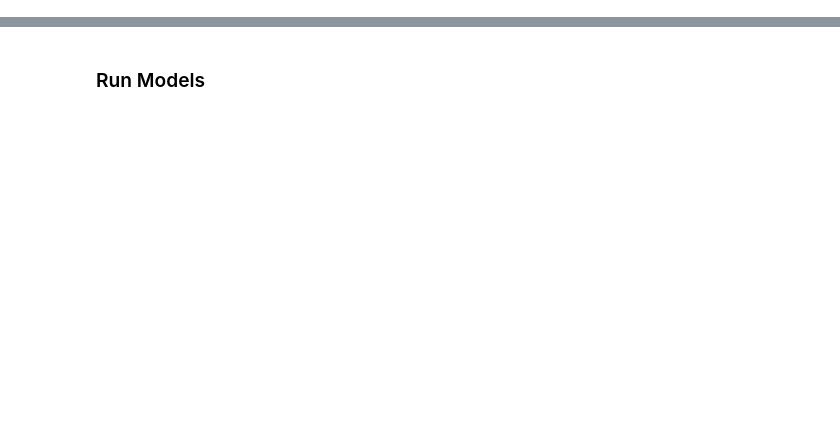
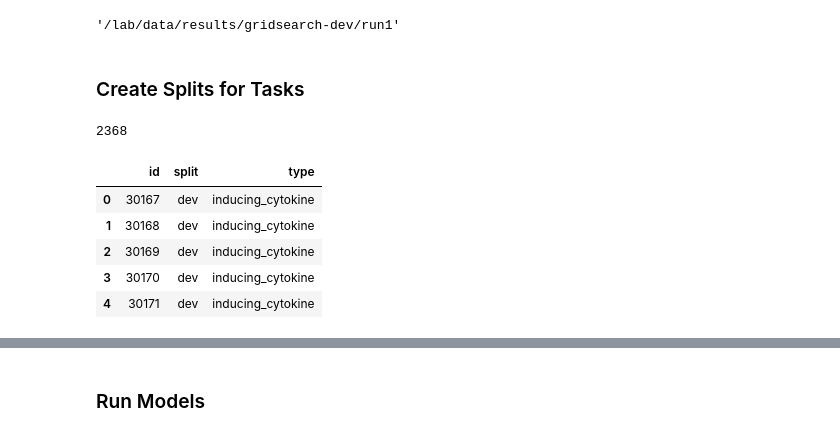
Before and after one commit to hammerlab/t-cell-relation-extraction, a Jupyter notebook: pipeline/08-gridsearch-dev.ipynb, the cells around one changed output, grey strips where cells are left out. Drawn from its saved outputs; the diff is of its cells as text; code cells hidden in the pictures; blank space fills up the shorter version.

```diff
--- a/pipeline/08-gridsearch-dev.ipynb
+++ b/pipeline/08-gridsearch-dev.ipynb
@@ -10,7 +10,36 @@ import glob
 import json
 import plotnine as pn
 import matplotlib.pyplot as plt
+import collections
 from tcre.env import *
-from tcre.supervision import get_candidate_classes
+from tcre.supervision import get_candidate_classes, SPLIT_DEV, SPLIT_VAL, SPLIT_TEST, SPLIT_MAP
+from snorkel import SnorkelSession
+from snorkel.models import Candidate
+session = SnorkelSession()
 %run ../src/tcre/logging.py
 classes = get_candidate_classes()
+# %%
+output_dir = osp.join(RESULTS_DATA_DIR, 'gridsearch-dev', 'run1')
+output_dir
+# %% [output]
+'/lab/data/results/gridsearch-dev/run1'
+# %% [markdown]
+### Create Splits for Tasks
+# %%
+cands = session.query(Candidate).filter(Candidate.split.in_([SPLIT_DEV, SPLIT_VAL, SPLIT_TEST])).all()
+len(cands)
+# %% [output]
+2368
+# %%
+df = pd.DataFrame([
+    dict(id=c.id, type=c.type, split=SPLIT_MAP[c.split])
+    for c in cands
+])
+df.head()
+# %% [output]
+|  | id | split | type |
+| 0 | 30167 | dev | inducing_cytokine |
+| 1 | 30168 | dev | inducing_cytokine |
+| 2 | 30169 | dev | inducing_cytokine |
+| 3 | 30170 | dev | inducing_cytokine |
+| 4 | 30171 | dev | inducing_cytokine |
```
Also changed, not shown: parts of 9 cells of this notebook, 6 other files.
